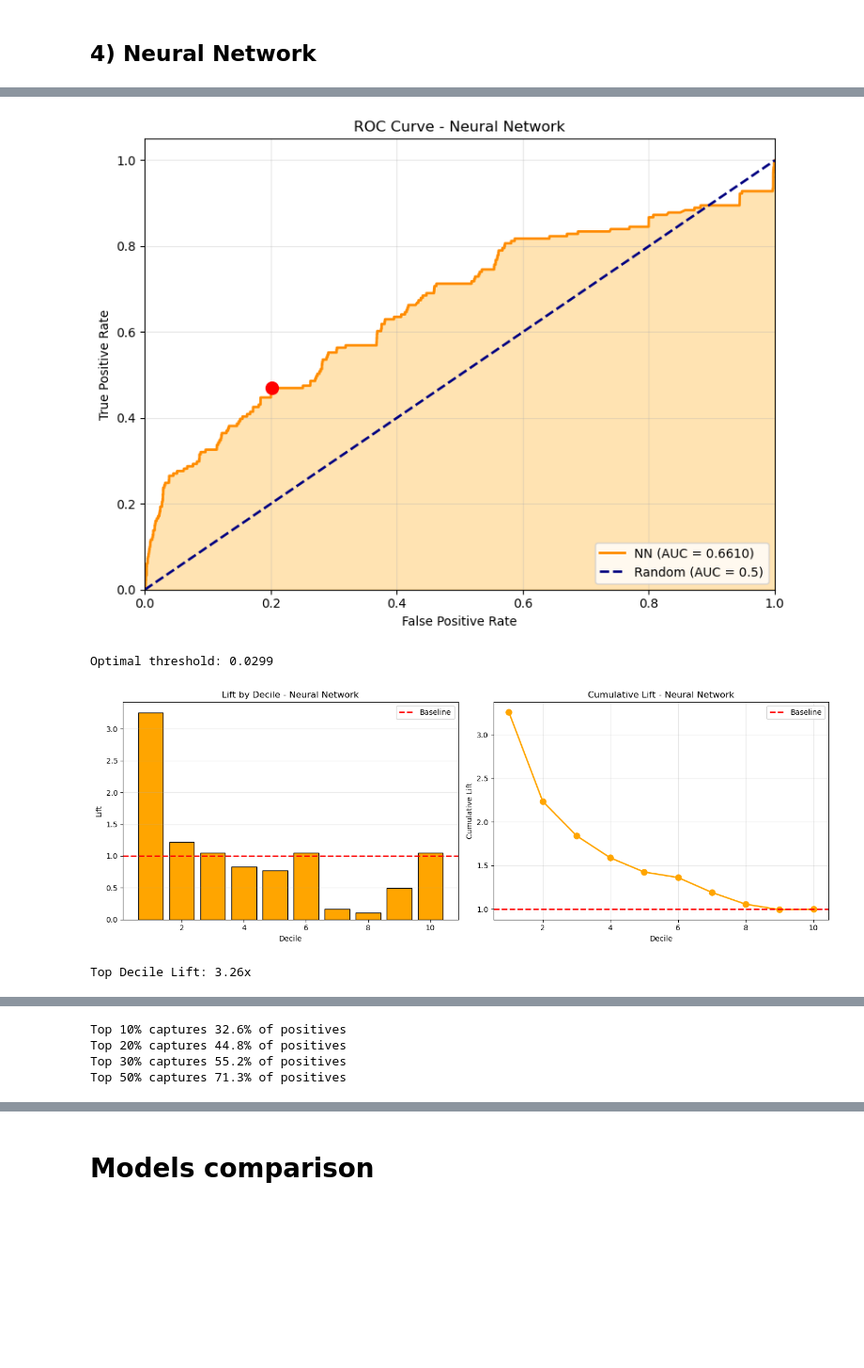
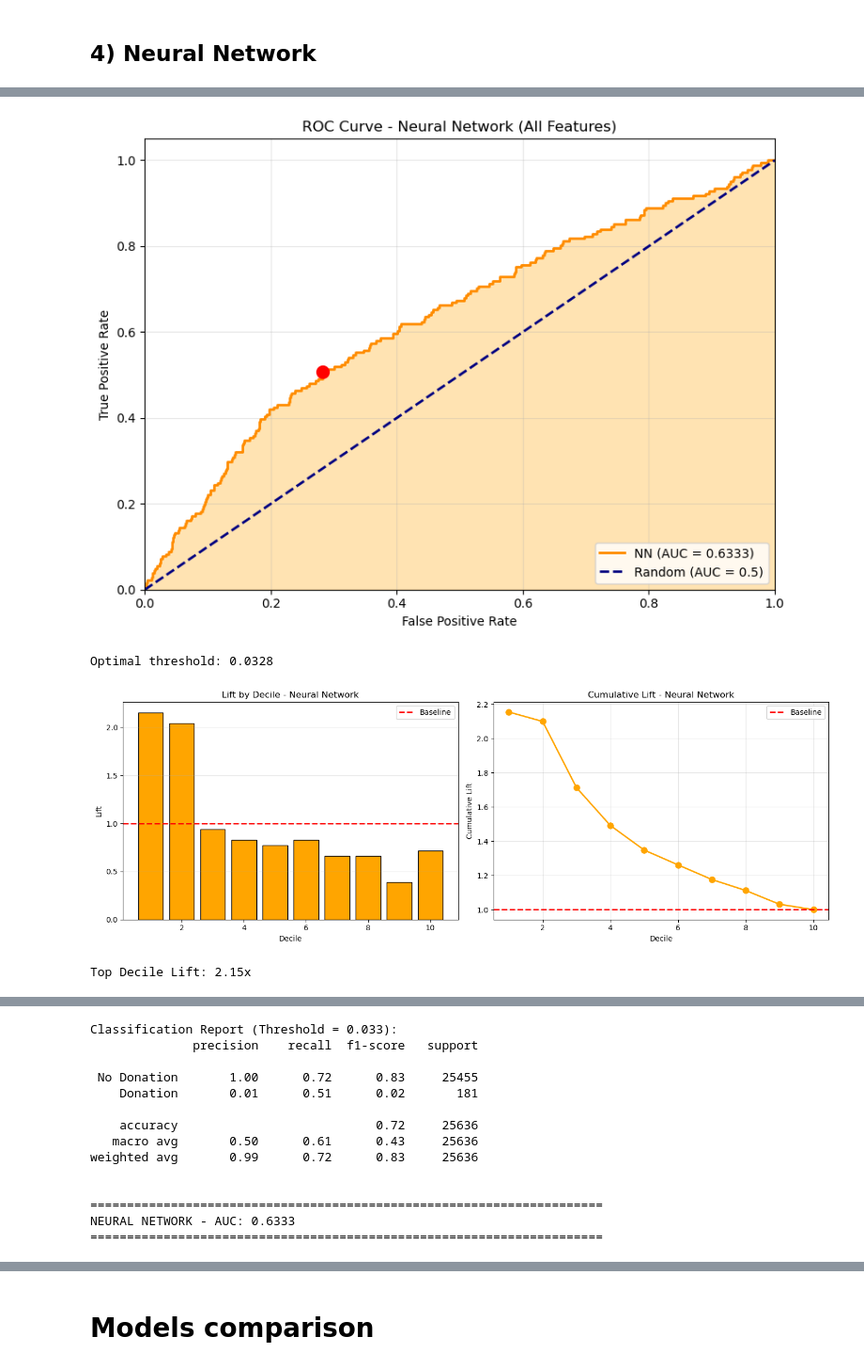
Before and after one commit to LeZM/python-predictive-group-project, a Jupyter notebook: notebooks/XGBoost + most advanced file.ipynb, the cells around one changed output, grey strips where cells are left out. Shown at 94% size. Drawn from its saved outputs; the diff is of its cells as text; code cells hidden in the pictures; blank space fills up the shorter version.

```diff
--- a/notebooks/XGBoost + most advanced file.ipynb
+++ b/notebooks/XGBoost + most advanced file.ipynb
@@ -2898,46 +2860,44 @@ KNN COMPLETE - AUC: 0.5470
 # %%
 # ==============================================================================
-# MODEL 4: NEURAL NETWORK (MLPClassifier) USING STEPWISE FEATURES
+# MODEL 4: NEURAL NETWORK (MLPClassifier) USING ALL FEATURES
 # ==============================================================================
 
 print("="*70)
-print("NEURAL NETWORK (MLPClassifier) MODEL (Stepwise Features)")
+print("NEURAL NETWORK (MLPClassifier) MODEL (All Features)")
 print("="*70)
 
 # ------------------------------------------------------------------------------
-# 1. Use Stepwise Selected Features
+# 1. Use All Features (Neural Networks can find non-linear relationships)
 # ------------------------------------------------------------------------------
-stepwise_features = ['max_amount', 'amount_per_letter', 'gender_M',
-                     'has_donated_30_plus', 'age_group_senior']
+# Using the same X_train and X_val from the XGBoost section (all numeric features)
+X_train_nn_raw = X_train.copy()
+X_val_nn_raw = X_val.copy()
 
-X_train_stepwise = X_train[stepwise_features]
-X_val_stepwise = X_val[stepwise_features]
-
-print(f"Features used: {stepwise_features}")
-print(f"Training set: {X_train_stepwise.shape[0]} samples, {y_train.mean()*100:.2f}% positive")
+print(f"Features used: {X_train_nn_raw.shape[1]} features (all numeric)")
+print(f"Training set: {X_train_nn_raw.shape[0]} samples, {y_train.mean()*100:.2f}% positive")
 
 # ------------------------------------------------------------------------------
 # 2. Feature Scaling (Critical for Neural Networks)
 # ------------------------------------------------------------------------------
 scaler_nn = StandardScaler()
-X_train_nn = scaler_nn.fit_transform(X_train_stepwise)
-X_val_nn = scaler_nn.transform(X_val_stepwise)
+X_train_nn = scaler_nn.fit_transform(X_train_nn_raw)
+X_val_nn = scaler_nn.transform(X_val_nn_raw)
 
 # ------------------------------------------------------------------------------
 # 3. Hyperparameter Tuning
 # ------------------------------------------------------------------------------
-print("\nHyperparameter Tuning...")
-print("(Neural Network may take time depending on size...)")
 
+# Adjusted architecture for more features
 param_grid = {
-    'hidden_layer_sizes': [(16,), (32,), (32,16), (64,32)],
+    'hidden_layer_sizes': [(64,), (128,), (64, 32), (128, 64), (128, 64, 32)],
     'activation': ['relu', 'tanh'],
-    'alpha': [0.0001, 0.001, 0.01],
+    'alpha': [0.0001, 0.001, 0.01, 0.1],  # Added stronger regularization
     'solver': ['adam'],
     'learning_rate_init': [0.001, 0.01],
 }
 
-mlp_base = MLPClassifier(max_iter=500, random_state=42)
+mlp_base = MLPClassifier(max_iter=500, random_state=42, early_stopping=True,
+                          validation_fraction=0.1, n_iter_no_change=20)
 
 search_nn = GridSearchCV(
     estimator=mlp_base,
@@ -2977,7 +2937,7 @@ ax.set_xlim([0.0, 1.0])
 ax.set_ylim([0.0, 1.05])
 ax.set_xlabel('False Positive Rate')
 ax.set_ylabel('True Positive Rate')
-ax.set_title('ROC Curve - Neural Network')
+ax.set_title('ROC Curve - Neural Network (All Features)')
 
 optimal_idx_nn = np.argmax(tpr_nn - fpr_nn)
 optimal_threshold_nn = thresholds_nn[optimal_idx_nn]
@@ -3053,15 +3013,11 @@ ax.plot([0, 100], [0, 100], 'r--', linewidth=2, label='Random Model')
 ax.fill_between(gains_data_nn['pct_population'], gains_data_nn['pct_positives_captured'], gains_data_nn['pct_population'], alpha=0.3, color='orange')
 ax.set_xlabel('% of Population Contacted')
 ax.set_ylabel('% of Positives Captured')
-ax.set_title('Cumulative Gains Curve - Neural Network')
+ax.set_title('Cumulative Gains Curve - Neural Network (All Features)')
 ax.legend(loc='lower right')
 ax.grid(True, alpha=0.3)
 plt.tight_layout()
 plt.show()
-
-for pct in [10, 20, 30, 50]:
-    idx = int(len(gains_data_nn) * pct / 100)
-    print(f"Top {pct}% captures {gains_data_nn['pct_positives_captured'].iloc[idx]:.1f}% of positives")
 
 # ------------------------------------------------------------------------------
 # 8. Confusion Matrix at Optimal Threshold
@@ -3081,7 +3037,7 @@ print(f"\nClassification Report (Threshold = {optimal_threshold_nn:.3f}):")
 print(classification_report(y_val, y_pred_optimal_nn, target_names=['No Donation', 'Donation']))
 
 print("\n" + "="*70)
-print(f"NEURAL NETWORK COMPLETE - AUC: {final_auc_nn:.4f}")
+print(f"NEURAL NETWORK - AUC: {final_auc_nn:.4f}")
 print("="*70)
 # %% [output]
 ======================================================================
@@ -3102,5 +3055,5 @@ NEURAL NETWORK - VALIDATION AUC: 0.6610
 ==================================================
-[figure, old version]
+[figure, new version]
-Optimal threshold: 0.0299
+Optimal threshold: 0.0328
-[figure, old version]
+[figure, new version]
-Top Decile Lift: 3.26x
+Top Decile Lift: 2.15x
@@ -3108,4 +3062,14 @@ Top Decile Lift: 3.26x
-Top 10% captures 32.6% of positives
-Top 20% captures 44.8% of positives
-Top 30% captures 55.2% of positives
-Top 50% captures 71.3% of positives
+Classification Report (Threshold = 0.033):
+              precision    recall  f1-score   support
+
+ No Donation       1.00      0.72      0.83     25455
+    Donation       0.01      0.51      0.02       181
+
+    accuracy                           0.72     25636
+   macro avg       0.50      0.61      0.43     25636
+weighted avg       0.99      0.72      0.83     25636
+
+
+======================================================================
+NEURAL NETWORK - AUC: 0.6333
+======================================================================
```
Also changed, not shown: parts of 38 cells of this notebook, 1 other file.
